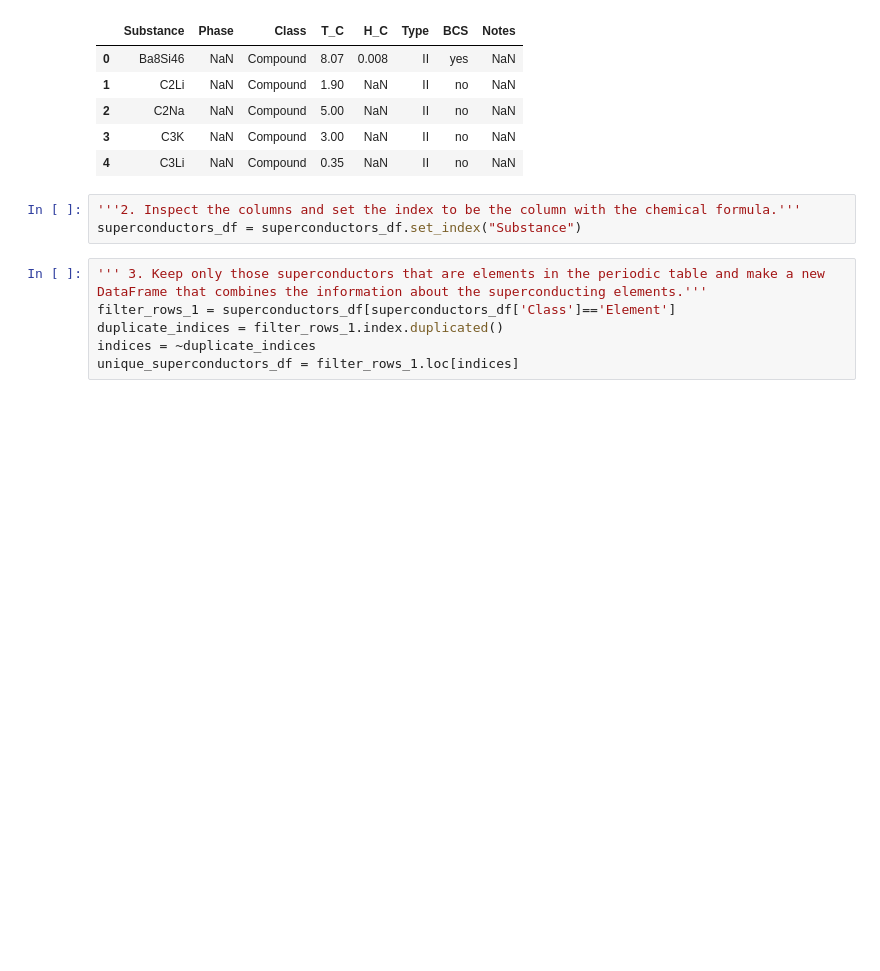
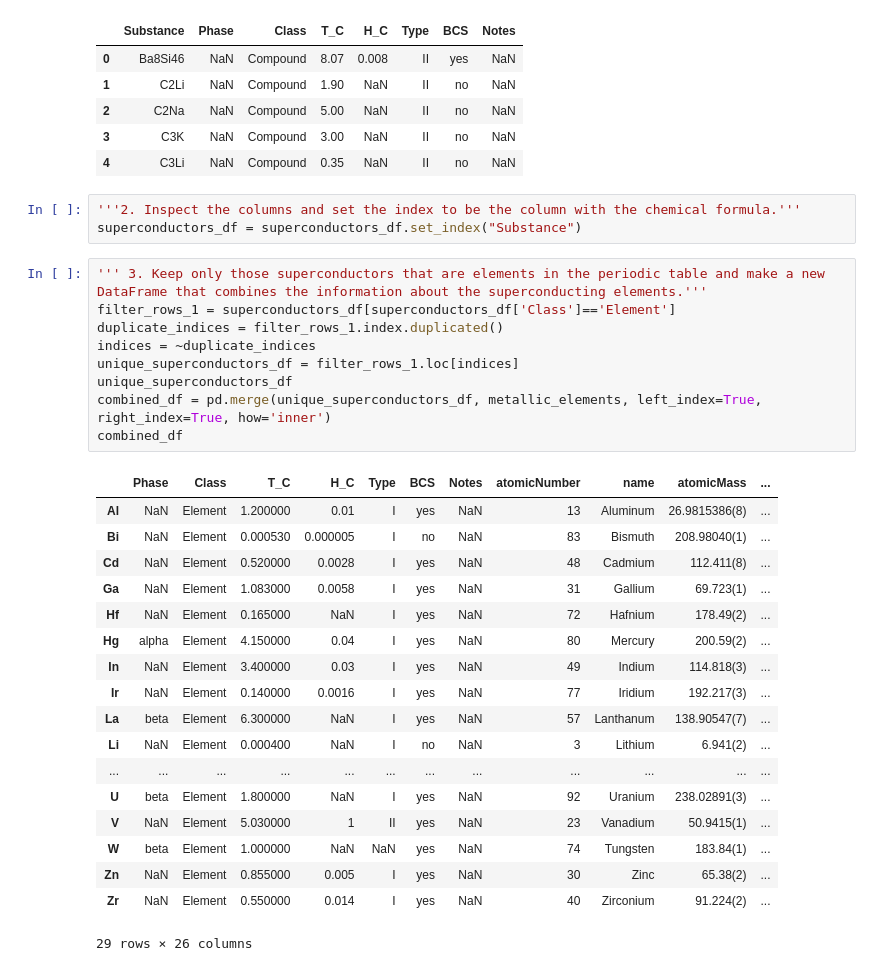
Before and after one commit to JoeyBream/python-challenges-2, a Jupyter notebook: PHYS2320 Lab 6.ipynb, the cells around one changed output. Saved outputs shown, nothing was run; the diff lists cells and outputs as text; blank space fills up the shorter version.

```diff
--- a/PHYS2320 Lab 6.ipynb
+++ b/PHYS2320 Lab 6.ipynb
@@ -435,6 +435,28 @@ superconductors_df = superconductors_df.set_index("Substance")
 # %%
 ''' 3. Keep only those superconductors that are elements in the periodic table and make a new DataFrame that combines the information about the superconducting elements.'''
 filter_rows_1 = superconductors_df[superconductors_df['Class']=='Element']
 duplicate_indices = filter_rows_1.index.duplicated()
 indices = ~duplicate_indices
 unique_superconductors_df = filter_rows_1.loc[indices]
+unique_superconductors_df
+combined_df = pd.merge(unique_superconductors_df, metallic_elements, left_index=True, right_index=True, how='inner')
+combined_df
+# %% [output]
+|  | Phase | Class | T_C | H_C | Type | BCS | Notes | atomicNumber | name | atomicMass | ... |
+| Al | NaN | Element | 1.200000 | 0.01 | I | yes | NaN | 13 | Aluminum | 26.9815386(8) | ... |
+| Bi | NaN | Element | 0.000530 | 0.000005 | I | no | NaN | 83 | Bismuth | 208.98040(1) | ... |
+| Cd | NaN | Element | 0.520000 | 0.0028 | I | yes | NaN | 48 | Cadmium | 112.411(8) | ... |
+| Ga | NaN | Element | 1.083000 | 0.0058 | I | yes | NaN | 31 | Gallium | 69.723(1) | ... |
+| Hf | NaN | Element | 0.165000 | NaN | I | yes | NaN | 72 | Hafnium | 178.49(2) | ... |
+| Hg | alpha | Element | 4.150000 | 0.04 | I | yes | NaN | 80 | Mercury | 200.59(2) | ... |
+| In | NaN | Element | 3.400000 | 0.03 | I | yes | NaN | 49 | Indium | 114.818(3) | ... |
+| Ir | NaN | Element | 0.140000 | 0.0016 | I | yes | NaN | 77 | Iridium | 192.217(3) | ... |
+| La | beta | Element | 6.300000 | NaN | I | yes | NaN | 57 | Lanthanum | 138.90547(7) | ... |
+| Li | NaN | Element | 0.000400 | NaN | I | no | NaN | 3 | Lithium | 6.941(2) | ... |
+| ... | ... | ... | ... | ... | ... | ... | ... | ... | ... | ... | ... |
+| U | beta | Element | 1.800000 | NaN | I | yes | NaN | 92 | Uranium | 238.02891(3) | ... |
+| V | NaN | Element | 5.030000 | 1 | II | yes | NaN | 23 | Vanadium | 50.9415(1) | ... |
+| W | beta | Element | 1.000000 | NaN | NaN | yes | NaN | 74 | Tungsten | 183.84(1) | ... |
+| Zn | NaN | Element | 0.855000 | 0.005 | I | yes | NaN | 30 | Zinc | 65.38(2) | ... |
+| Zr | NaN | Element | 0.550000 | 0.014 | I | yes | NaN | 40 | Zirconium | 91.224(2) | ... |
+29 rows × 26 columns
```
Also changed, not shown: parts of 4 cells of this notebook, 1 other file.
